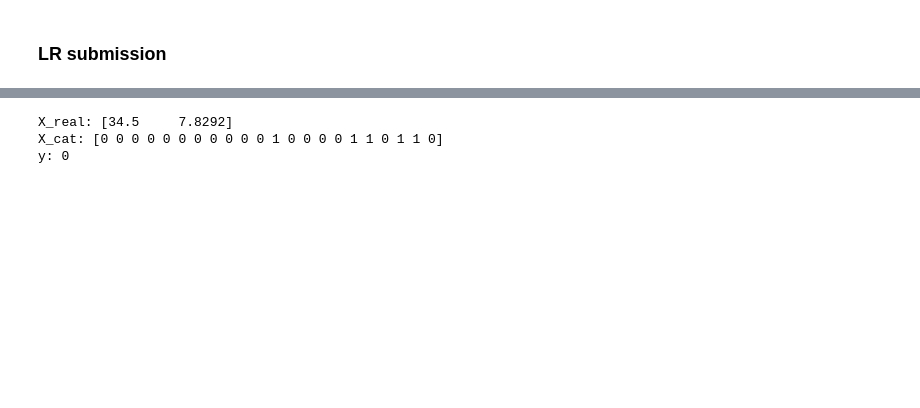
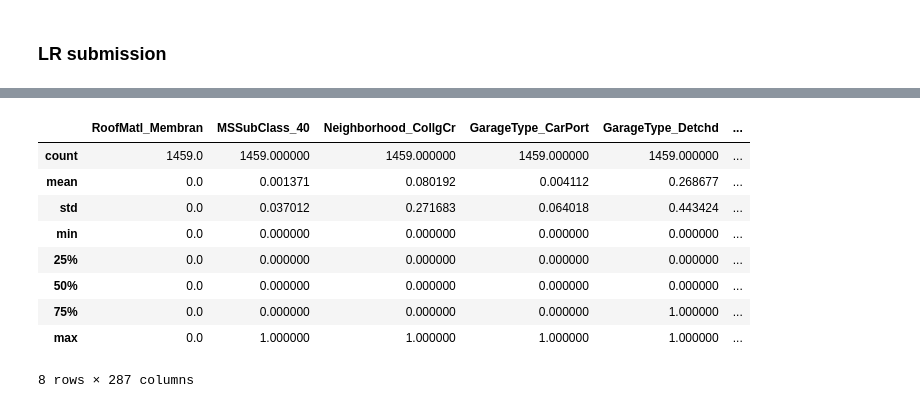
Before and after one commit to aleksey-egorov/kaggle-basic, a Jupyter notebook: house_prices/house_prices_lr.ipynb, the cells around one changed output, grey strips where cells are left out. Drawn from its saved outputs; the diff is of its cells as text; code cells hidden in the pictures; blank space fills up the shorter version.

```diff
--- a/house_prices/house_prices_lr.ipynb
+++ b/house_prices/house_prices_lr.ipynb
@@ -350,19 +340,16 @@ df.describe()
-# %%
-df['Age'] = df['Age'].fillna(0)
-df['Fare'] = df['Fare'].fillna(0)
-# %%
-X_testing_real_zeros = df[real_features].to_numpy()
-X_testing_cat_zeros = df[cat_features].to_numpy()
-
-X_testing_real_zeros_scaled = scaler_zeros.transform(X_testing_real_zeros)
-
-print ("X_real: {} ".format(X_real_zeros[0]))
-print ("X_cat: {} ".format(X_cat_zeros[0]))
-print ("y: {} ".format(y[0]))
-# %% [output]
-X_real: [34.5     7.8292]
-X_cat: [0 0 0 0 0 0 0 0 0 0 0 1 0 0 0 0 1 1 0 1 1 0]
-y: 0
+# %%
+df[cat_features].describe()
+# %% [output]
+|  | RoofMatl_Membran | MSSubClass_40 | Neighborhood_CollgCr | GarageType_CarPort | GarageType_Detchd | ... |
+| count | 1459.0 | 1459.000000 | 1459.000000 | 1459.000000 | 1459.000000 | ... |
+| mean | 0.0 | 0.001371 | 0.080192 | 0.004112 | 0.268677 | ... |
+| std | 0.0 | 0.037012 | 0.271683 | 0.064018 | 0.443424 | ... |
+| min | 0.0 | 0.000000 | 0.000000 | 0.000000 | 0.000000 | ... |
+| 25% | 0.0 | 0.000000 | 0.000000 | 0.000000 | 0.000000 | ... |
+| 50% | 0.0 | 0.000000 | 0.000000 | 0.000000 | 0.000000 | ... |
+| 75% | 0.0 | 0.000000 | 0.000000 | 0.000000 | 1.000000 | ... |
+| max | 0.0 | 1.000000 | 1.000000 | 1.000000 | 1.000000 | ... |
+8 rows × 287 columns
 # %%
 print (df.shape)
 # %% [output]
```
Also changed, not shown: parts of 46 cells of this notebook, 3 other files.
